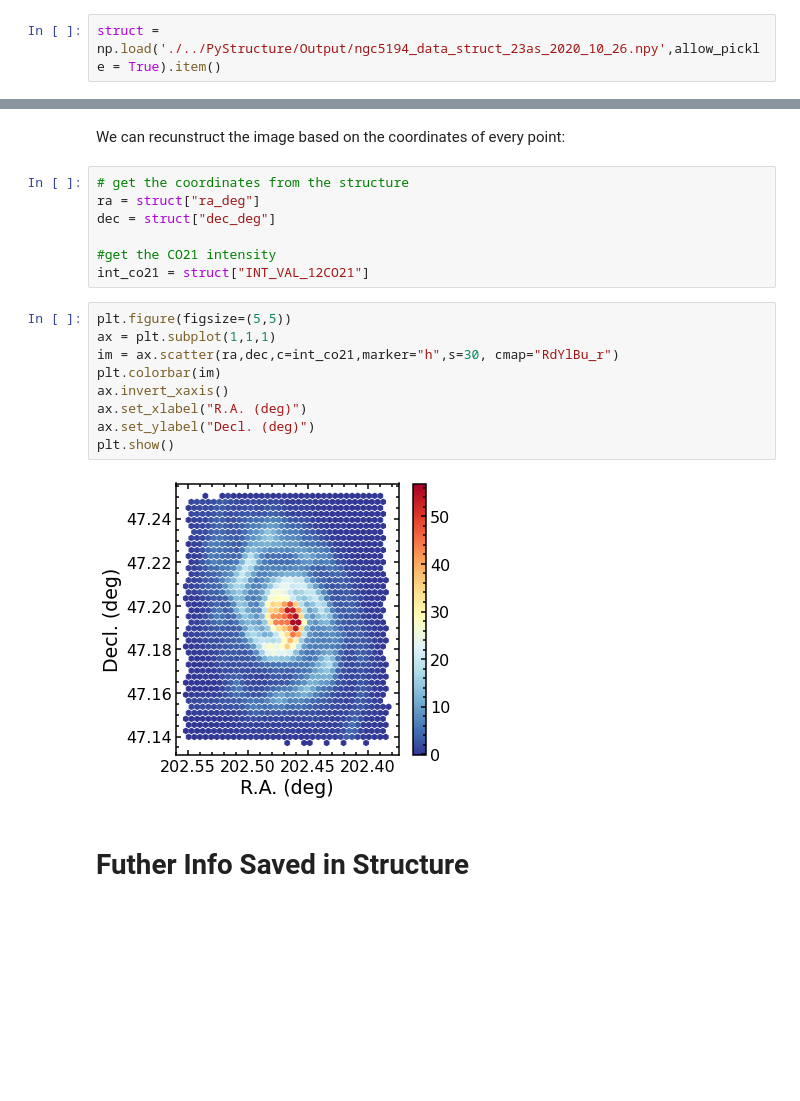
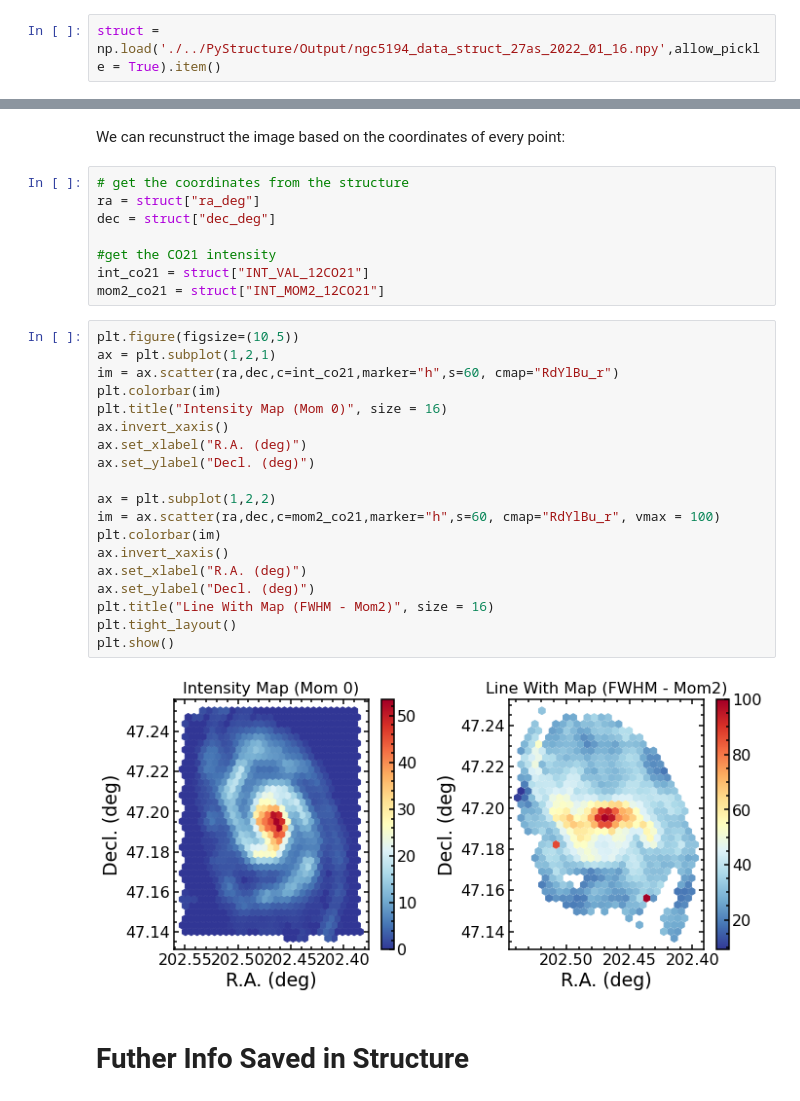
Before and after one commit to AG-Bigiel/PyStructure-dev, a Jupyter notebook: Jupyter Notebooks/Open_Structure.ipynb, the cells around one changed output, grey strips where cells are left out. Saved outputs shown, nothing was run; the diff lists cells and outputs as text; blank space fills up the shorter version.

```diff
--- a/Jupyter Notebooks/Open_Structure.ipynb
+++ b/Jupyter Notebooks/Open_Structure.ipynb
@@ -24,7 +24,7 @@ rc('errorbar',capsize=3.)
 # %% [markdown]
 **Import the PyStructure**
 # %%
-struct = np.load('./../PyStructure/Output/ngc5194_data_struct_23as_2020_10_26.npy',allow_pickle = True).item()
+struct = np.load('./../PyStructure/Output/ngc5194_data_struct_27as_2022_01_16.npy',allow_pickle = True).item()
 # %% [markdown]
 A structure is just a collection of points:
 # %%
@@ -46,17 +64,28 @@ dec = struct["dec_deg"]
 
 #get the CO21 intensity
 int_co21 = struct["INT_VAL_12CO21"]
+mom2_co21 = struct["INT_MOM2_12CO21"]
 # %%
-plt.figure(figsize=(5,5))
-ax = plt.subplot(1,1,1)
-im = ax.scatter(ra,dec,c=int_co21,marker="h",s=30, cmap="RdYlBu_r")
+plt.figure(figsize=(10,5))
+ax = plt.subplot(1,2,1)
+im = ax.scatter(ra,dec,c=int_co21,marker="h",s=60, cmap="RdYlBu_r")
+plt.colorbar(im)
+plt.title("Intensity Map (Mom 0)", size = 16)
+ax.invert_xaxis()
+ax.set_xlabel("R.A. (deg)")
+ax.set_ylabel("Decl. (deg)")
+
+ax = plt.subplot(1,2,2)
+im = ax.scatter(ra,dec,c=mom2_co21,marker="h",s=60, cmap="RdYlBu_r", vmax = 100)
 plt.colorbar(im)
 ax.invert_xaxis()
 ax.set_xlabel("R.A. (deg)")
 ax.set_ylabel("Decl. (deg)")
+plt.title("Line With Map (FWHM - Mom2)", size = 16)
+plt.tight_layout()
 plt.show()
 # %% [output]
-[figure, old version]
+[figure, new version]
 # %% [markdown]
 # Futher Info Saved in Structure
 # %%
```
Also changed, not shown: parts of 3 cells of this notebook, 6 other files.
